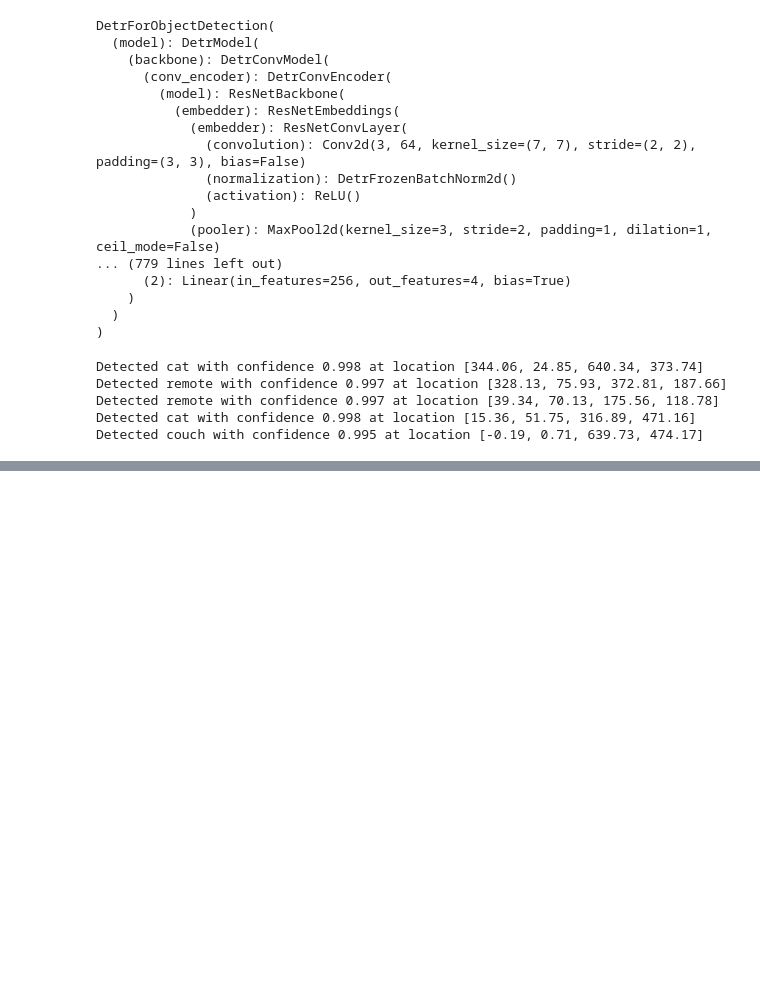
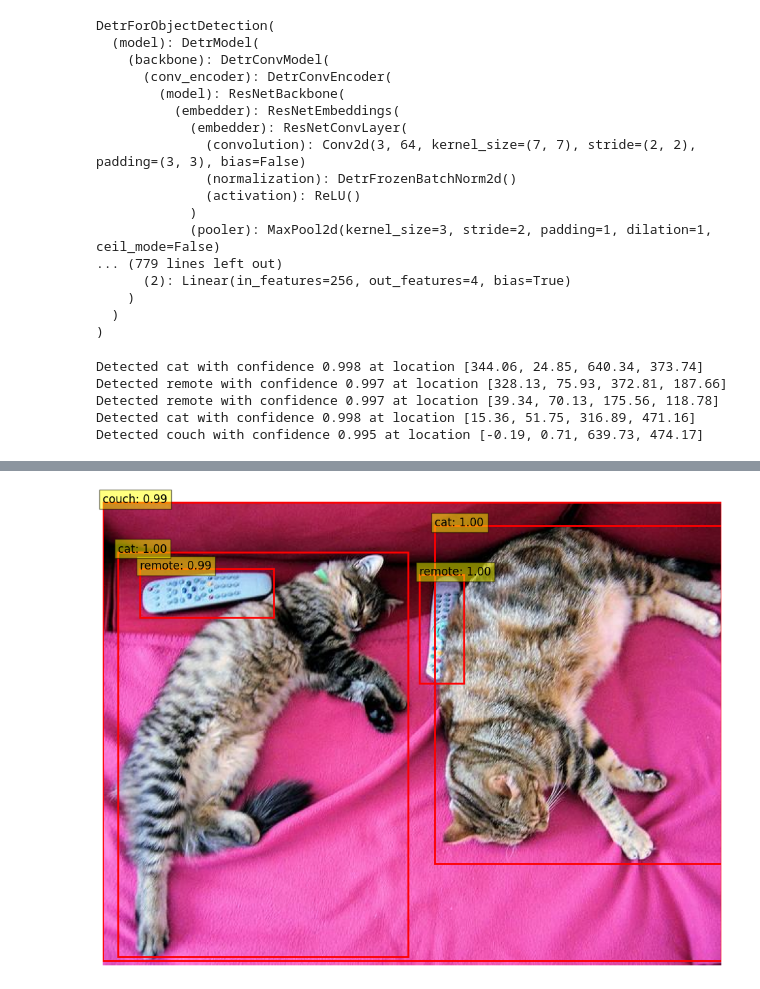
Before and after one commit to tuanna712/PixeFlow, a Jupyter notebook: prep/imageProcessing/ObjectDetection/impl.ipynb, the cells around one changed output, grey strips where cells are left out. Cells and saved outputs as stored; diff of their text form; code cells hidden in the pictures; blank space fills up the shorter version.

Commit message:
update object detection

```diff
--- a/prep/imageProcessing/ObjectDetection/impl.ipynb
+++ b/prep/imageProcessing/ObjectDetection/impl.ipynb
@@ -93,0 +94,23 @@ plt.show()
+# %%
+from ObjDetect import ObjectDetector
+import requests, sys
+from PIL import Image
+from pathlib import Path
+sys.path.append(str(Path('impl.ipynb').resolve().parents[3]))
+
+
+url = "http://images.cocodataset.org/val2017/000000039769.jpg"
+image = Image.open(requests.get(url, stream=True).raw)
+
+# Image to base64
+import base64
+from io import BytesIO
+def image_to_base64(image):
+    buffered = BytesIO()
+    image.save(buffered, format="JPEG")
+    return base64.b64encode(buffered.getvalue()).decode('utf-8')
+
+image_base64 = image_to_base64(image)
+
+detector = ObjectDetector()
+results = detector.detect(image_base64)
@@ -93,0 +137,4 @@ plt.show()
+# %%
+detector.visualize(image_base64)
+# %% [output]
+[figure, added]
```
Also changed, not shown: parts of 3 cells of this notebook, 1 other file.
